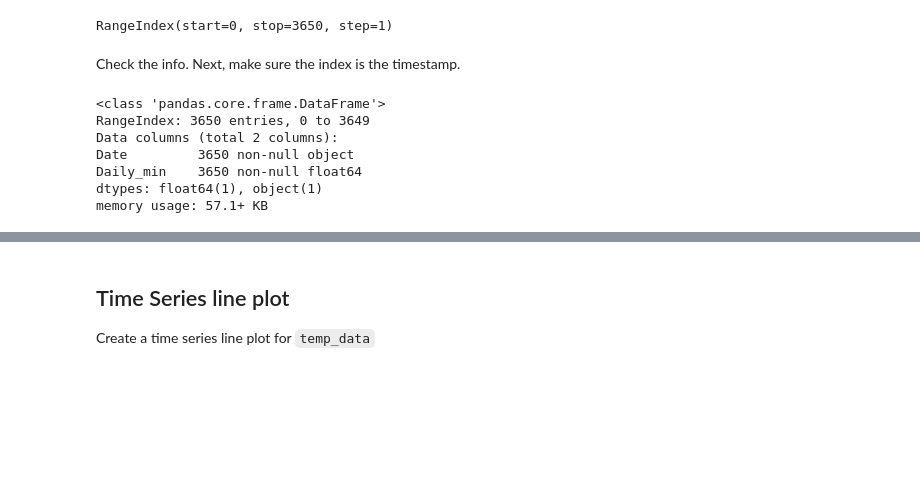
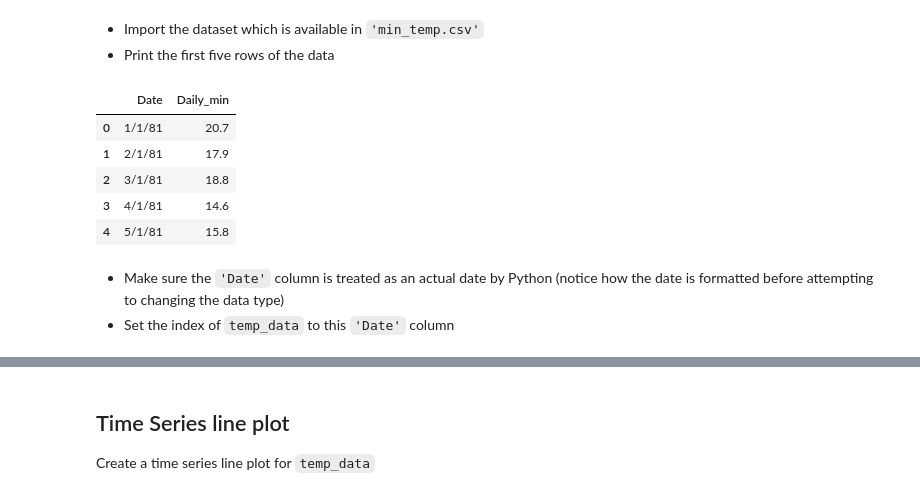
Before and after one commit to learn-co-curriculum/dsc-visualizing-time-series-data-lab, a Jupyter notebook: index.ipynb, the cells around one changed output, grey strips where cells are left out. Drawn from its saved outputs; the diff is of its cells as text; code cells hidden in the pictures; blank space fills up the shorter version.

```diff
--- a/index.ipynb
+++ b/index.ipynb
@@ -29,4 +33,7 @@ warnings.filterwarnings('ignore')
 import pandas as pd
 from pandas import Series
 import matplotlib.pyplot as plt
+# %% [markdown]
+- Import the dataset which is available in `'min_temp.csv'`
+- Print the first five rows of the data
 # %%
@@ -34,9 +44,14 @@ import matplotlib.pyplot as plt
 # %%
 # __SOLUTION__
-# Load the data from min_temp.csv and check the index
-temp_data = pd.read_csv("min_temp.csv")
-temp_data.index
+# Load the data from 'min_temp.csv'
+temp_data = pd.read_csv('min_temp.csv')
+
+# Print the first five rows
+temp_data.head()
 # %% [output]
-RangeIndex(start=0, stop=3650, step=1)
+|  | Date | Daily_min |
+| 0 | 1/1/81 | 20.7 |
+| 1 | 2/1/81 | 17.9 |
+| 2 | 3/1/81 | 18.8 |
+| 3 | 4/1/81 | 14.6 |
+| 4 | 5/1/81 | 15.8 |
-# %% [markdown]
-Check the info. Next, make sure the index is the timestamp.
@@ -44,0 +58,3 @@ Check the info. Next, make sure the index is the timestamp.
+# %% [markdown]
+- Make sure the `'Date'` column is treated as an actual date by Python (notice how the date is formatted before attempting to changing the data type)
+- Set the index of `temp_data` to this `'Date'` column
@@ -45,13 +66,7 @@ Check the info. Next, make sure the index is the timestamp.
 # %%
 # __SOLUTION__
-temp_data.info()
-temp_data.Date = pd.to_datetime(temp_data.Date, format='%d/%m/%y')
-temp_data.set_index('Date', inplace = True)
+# Change the data type of the 'Date' column
+temp_data['Date'] = pd.to_datetime(temp_data['Date'], format='%d/%m/%y')
+
+# Set the index to the 'Date' column
+temp_data.set_index('Date', inplace=True)
-# %% [output]
-<class 'pandas.core.frame.DataFrame'>
-RangeIndex: 3650 entries, 0 to 3649
-Data columns (total 2 columns):
-Date         3650 non-null object
-Daily_min    3650 non-null float64
-dtypes: float64(1), object(1)
-memory usage: 57.1+ KB
```
Also changed, not shown: parts of 42 cells of this notebook.
